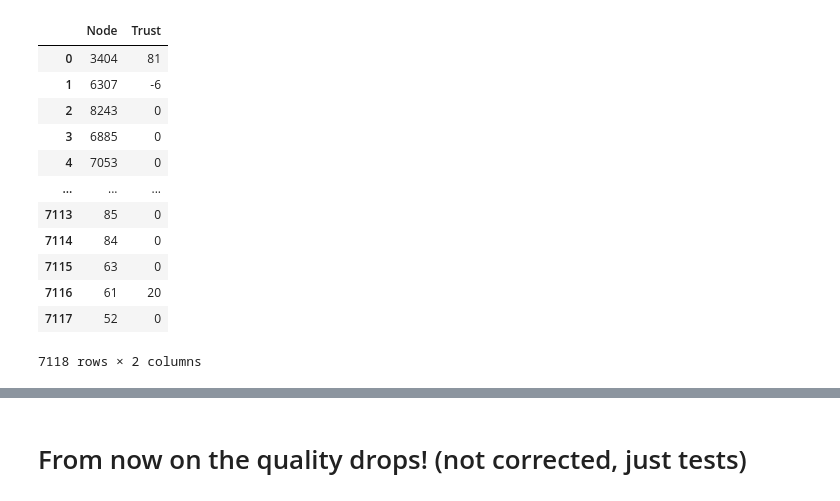
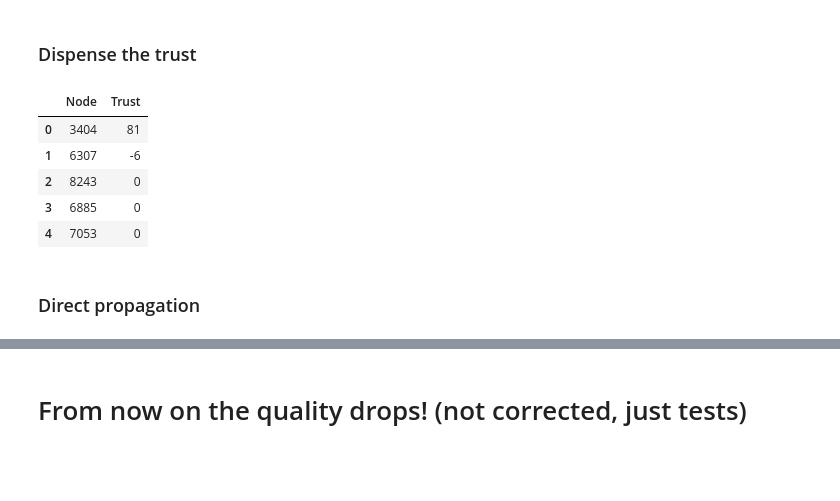
Before and after one commit to SachaKor/ADA-P4, a Jupyter notebook: ADA-P4-creative-extension.ipynb, the cells around one changed output, grey strips where cells are left out. Cells and saved outputs as stored; diff of their text form; code cells hidden in the pictures; blank space fills up the shorter version.

```diff
--- a/ADA-P4-creative-extension.ipynb
+++ b/ADA-P4-creative-extension.ipynb
@@ -116,9 +97,6 @@ Function to calculate the trust score
 def trust_dispenser(G):
 
     trust = []
-
-
-    m = {v: i for i, v in enumerate(G)}
 
     for v in G:
         count = 0;
@@ -239,28 +217,25 @@ def direct_propagation(G, df):
 
 
     return propagation
+# %% [markdown]
+### Dispense the trust
 # %%
 '''
 Creating the trust score df
 '''
 
 trustscore = trust_dispenser(wikipedia_gnx)
 trustscore_df = pd.DataFrame(trustscore, columns = ['Node', 'Trust'])
-trustscore_df
+trustscore_df.head()
 # %% [output]
 |  | Node | Trust |
 | 0 | 3404 | 81 |
 | 1 | 6307 | -6 |
 | 2 | 8243 | 0 |
 | 3 | 6885 | 0 |
 | 4 | 7053 | 0 |
-| ... | ... | ... |
-| 7113 | 85 | 0 |
-| 7114 | 84 | 0 |
-| 7115 | 63 | 0 |
-| 7116 | 61 | 20 |
-| 7117 | 52 | 0 |
-7118 rows × 2 columns
+# %% [markdown]
+### Direct propagation
 # %%
 '''
 Create direct propagation df
```
Also changed, not shown: parts of 19 cells of this notebook, 1 other file.
